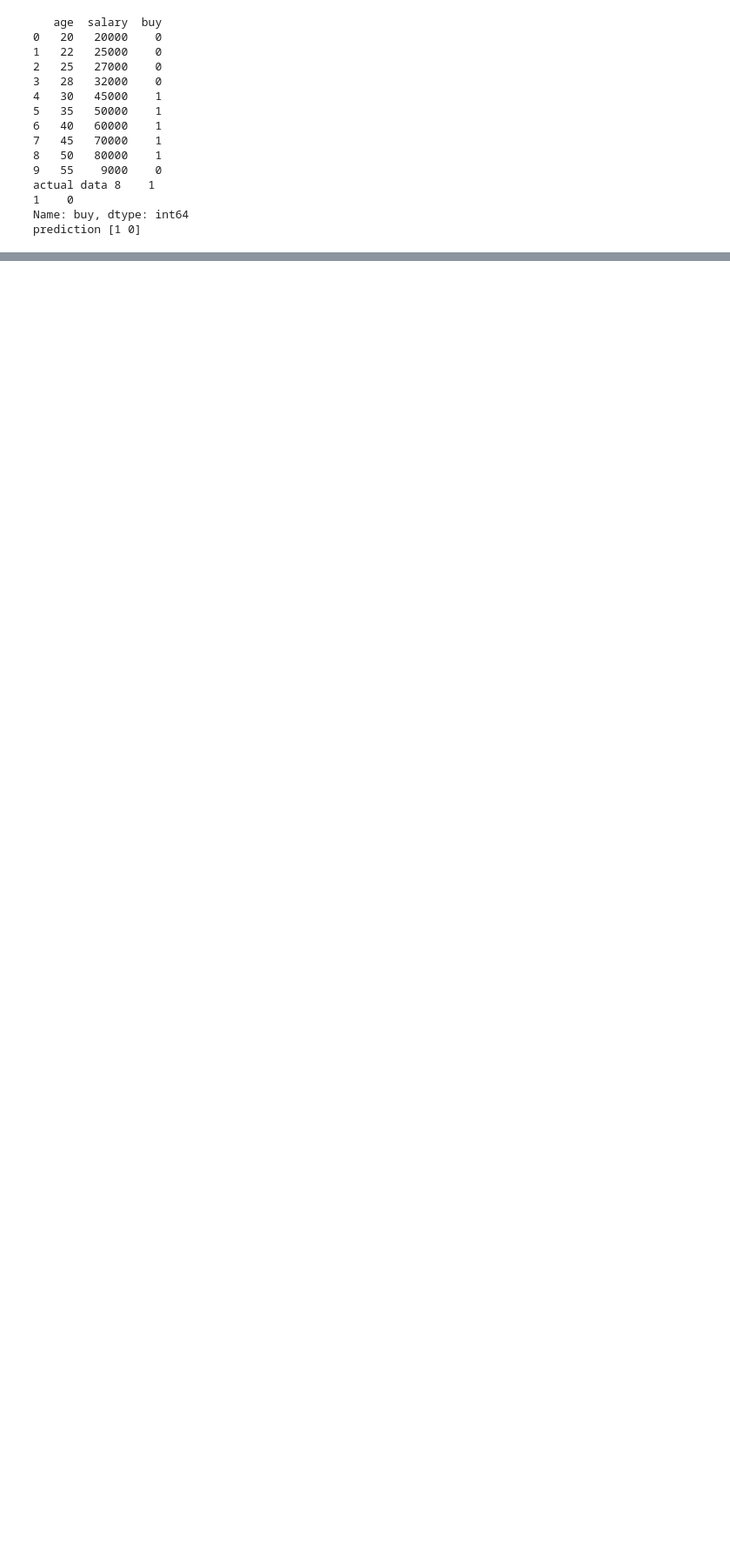
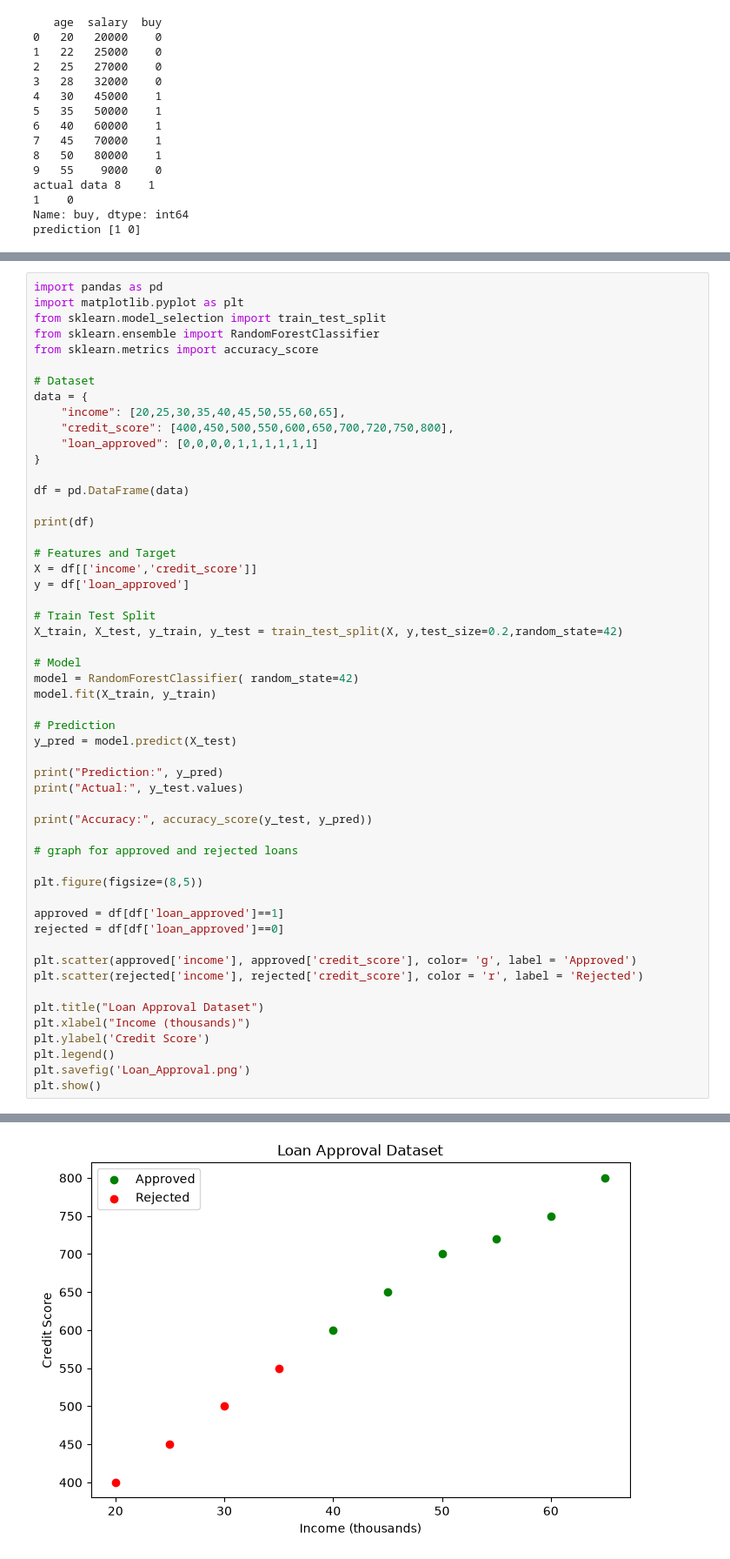
Before and after one commit to Deptator/DS-summer-internship, a Jupyter notebook: sklearn/decision-tree.ipynb, the cells around one changed output, grey strips where cells are left out. Shown at 87% size. Saved outputs shown, nothing was run; the diff lists cells and outputs as text; blank space fills up the shorter version.

Commit message:
sklearn Decision Tree and example

```diff
--- a/sklearn/decision-tree.ipynb
+++ b/sklearn/decision-tree.ipynb
@@ -102,0 +110,54 @@ accuracy
+# %%
+import pandas as pd
+import matplotlib.pyplot as plt
+from sklearn.model_selection import train_test_split
+from sklearn.ensemble import RandomForestClassifier
+from sklearn.metrics import accuracy_score
+
+# Dataset
+data = {
+    "income": [20,25,30,35,40,45,50,55,60,65],
+    "credit_score": [400,450,500,550,600,650,700,720,750,800],
+    "loan_approved": [0,0,0,0,1,1,1,1,1,1]
+}
+
+df = pd.DataFrame(data)
+
+print(df)
+
+# Features and Target
+X = df[['income','credit_score']]
+y = df['loan_approved']
+
+# Train Test Split
+X_train, X_test, y_train, y_test = train_test_split(X, y,test_size=0.2,random_state=42)
+
+# Model
+model = RandomForestClassifier( random_state=42)
+model.fit(X_train, y_train)
+
+# Prediction
+y_pred = model.predict(X_test)
+
+print("Prediction:", y_pred)
+print("Actual:", y_test.values)
+
+print("Accuracy:", accuracy_score(y_test, y_pred))
+
+# graph for approved and rejected loans
+
+plt.figure(figsize=(8,5))
+
+approved = df[df['loan_approved']==1]
+rejected = df[df['loan_approved']==0]
+
+plt.scatter(approved['income'], approved['credit_score'], color= 'g', label = 'Approved')
+plt.scatter(rejected['income'], rejected['credit_score'], color = 'r', label = 'Rejected')
+
+plt.title("Loan Approval Dataset")
+plt.xlabel("Income (thousands)")
+plt.ylabel('Credit Score')
+plt.legend()
+plt.savefig('Loan_Approval.png')
+plt.show()
+# %% [output]
@@ -102,0 +178 @@ accuracy
+[figure, added]
```
Also changed, not shown: parts of 5 cells of this notebook, 1 other file.
